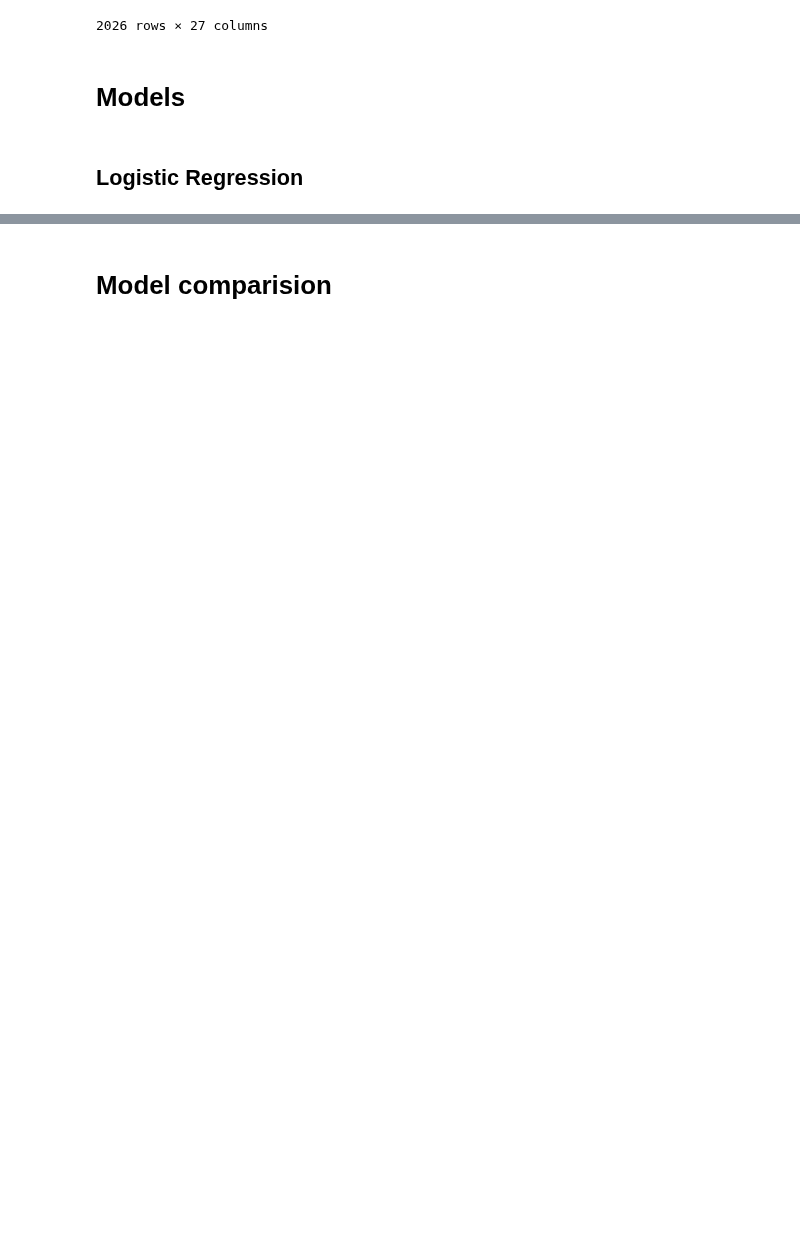
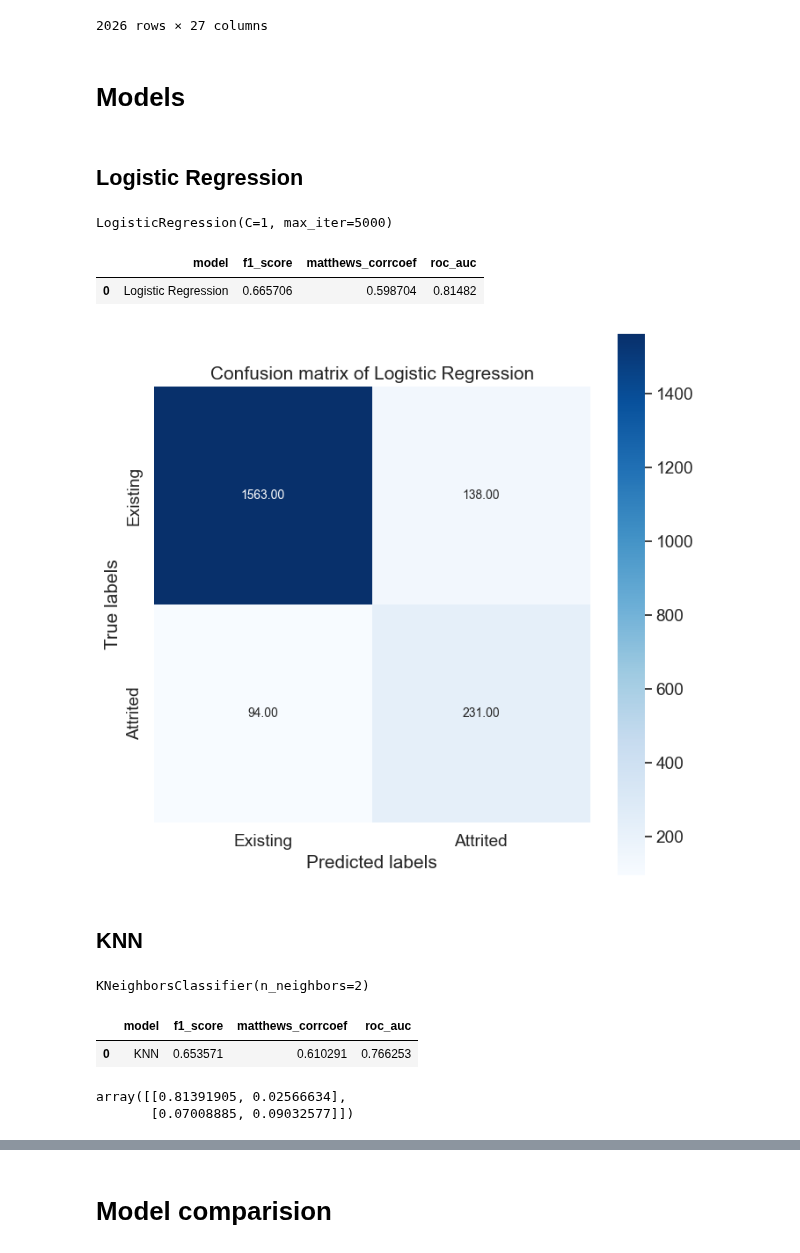
Before and after one commit to kasiadybcio/Credit_card, a Jupyter notebook: notebooks/4.summary.ipynb, the cells around one changed output, grey strips where cells are left out. Saved outputs shown, nothing was run; the diff lists cells and outputs as text; code cells hidden in the pictures; blank space fills up the shorter version.

Commit message:
summary update - confusion matrix

```diff
--- a/notebooks/4.summary.ipynb
+++ b/notebooks/4.summary.ipynb
@@ -92,2 +127,35 @@ sca_data_test
 # %% [markdown]
 ## Logistic Regression
+# %%
+lr
+# %% [output]
+LogisticRegression(C=1, max_iter=5000)
+# %%
+pred = pd.DataFrame(lr.predict(data_test), columns=["LR_pred"])
+# %%
+pred['LR_proba'] = pd.DataFrame(lr.predict_proba(data_test)[:,1])
+# %%
+pred['true'] = y_test.values
+# %%
+pd.DataFrame(scores('Logistic Regression',y_test,pred['LR_pred']))
+# %% [output]
+|  | model | f1_score | matthews_corrcoef | roc_auc |
+| 0 | Logistic Regression | 0.665706 | 0.598704 | 0.81482 |
+# %%
+sns.set(font_scale=1.25)
+plt.figure(figsize=(8, 8))
+g = sns.heatmap(confusion_matrix(pred["true"], pred['LR_pred']),annot=True, square=True, fmt=".2f", annot_kws={"size": 10},cmap = 'Blues')
+plt.title("Confusion matrix of Logistic Regression")
+g.set_xlabel('Predicted labels')
+g.set_ylabel('True labels');
+g.xaxis.set_ticklabels(['Existing', 'Attrited'])
+g.yaxis.set_ticklabels(['Existing', 'Attrited'])
+plt.show()
+# %% [output]
+[figure, added]
+# %% [markdown]
+## KNN
+# %%
+knn
+# %% [output]
+KNeighborsClassifier(n_neighbors=2)
@@ -93,0 +165,10 @@ sca_data_test
+# %%
+pd.DataFrame(scores('KNN',y_test,pred['KNN_pred']))
+# %% [output]
+|  | model | f1_score | matthews_corrcoef | roc_auc |
+| 0 | KNN | 0.653571 | 0.610291 | 0.766253 |
+# %%
+confusion_matrix(pred["true"], pred['KNN_pred'])/pred.shape[0]
+# %% [output]
+array([[0.81391905, 0.02566634],
+       [0.07008885, 0.09032577]])
```
Also changed, not shown: parts of 18 cells of this notebook, 2 other files.
